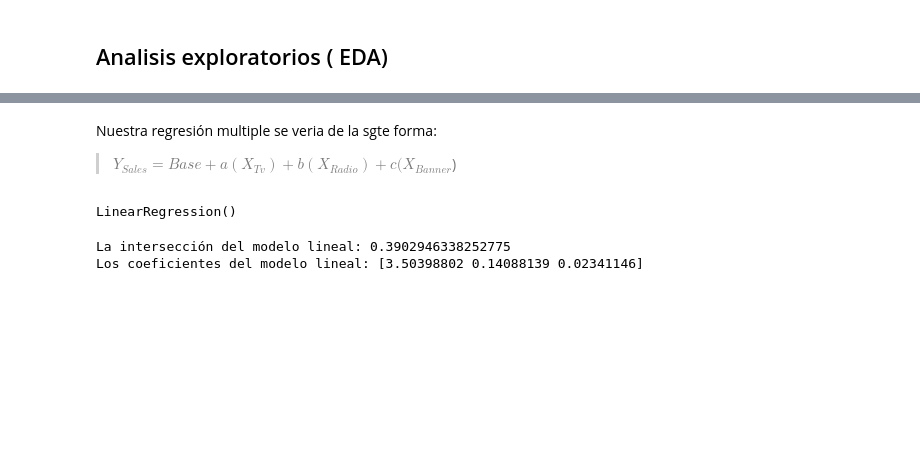
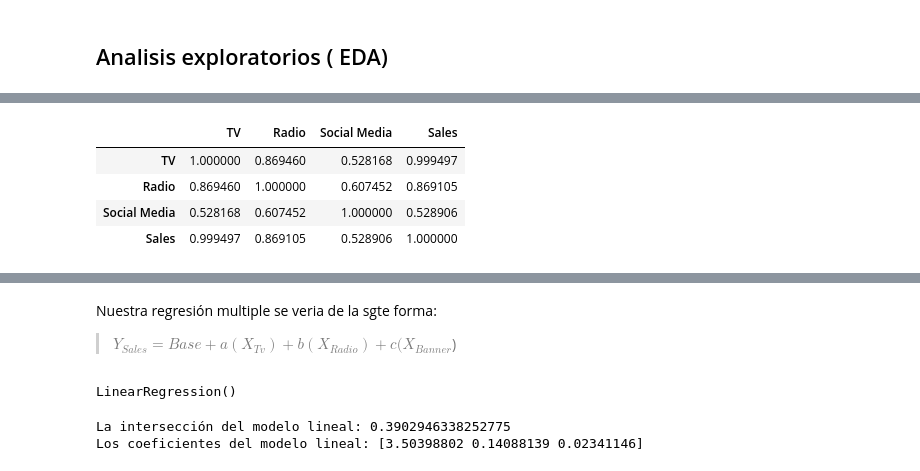
Before and after one commit to MayumyCH/marketing_mix_modeling_project_python, a Jupyter notebook: notebook_marketing.ipynb, the cells around one changed output, grey strips where cells are left out. Saved outputs shown, nothing was run; the diff lists cells and outputs as text; code cells hidden in the pictures; blank space fills up the shorter version.

```diff
--- a/notebook_marketing.ipynb
+++ b/notebook_marketing.ipynb
@@ -78,0 +130,15 @@ data_Marketing.describe().T
+# %%
+data_Marketing.corr()
+# OBSERVACION
+# Sales con TV tienen una alta correlación 0.99
+# Sales con Radio tienen una correlación de 0.86
+# Sales con Social Media tienen una correlación 0.53
+
+#NOTA: Cuando 2 variables tiene una correlacion > 0.6 ya es significativa (Mas cercano a 1 o -1)
+# Observacion se ve que la Tv con la Radio estan relacionados tambien !
+# %% [output]
+|  | TV | Radio | Social Media | Sales |
+| TV | 1.000000 | 0.869460 | 0.528168 | 0.999497 |
+| Radio | 0.869460 | 1.000000 | 0.607452 | 0.869105 |
+| Social Media | 0.528168 | 0.607452 | 1.000000 | 0.528906 |
+| Sales | 0.999497 | 0.869105 | 0.528906 | 1.000000 |
```
Also changed, not shown: parts of 24 cells of this notebook.
